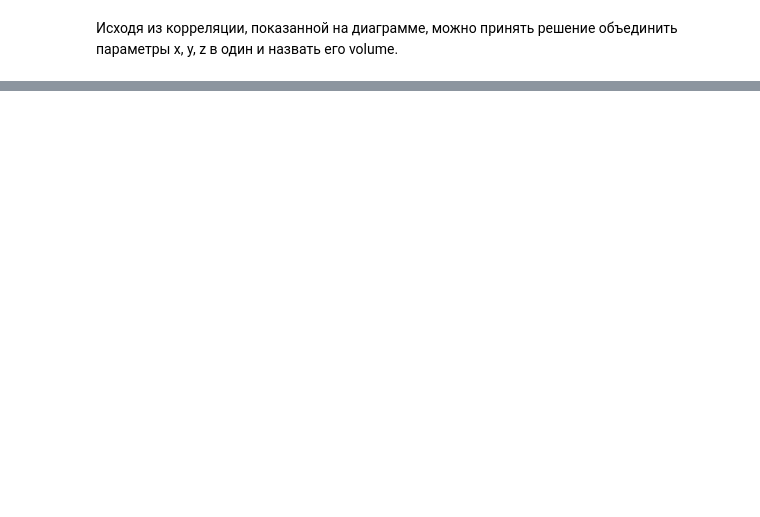
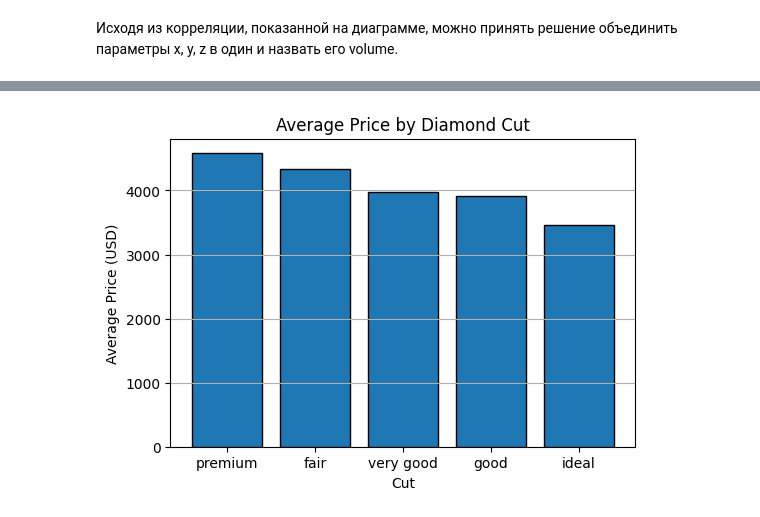
Before and after one commit to Lomikk/diamonds_data_analysis_practice-2025-Yashkov, a Jupyter notebook: diamonds_preprocessing_practice.ipynb, the cells around one changed output, grey strips where cells are left out. Drawn from its saved outputs; the diff is of its cells as text; code cells hidden in the pictures; blank space fills up the shorter version.

```diff
--- a/diamonds_preprocessing_practice.ipynb
+++ b/diamonds_preprocessing_practice.ipynb
@@ -923,0 +974,14 @@ plt.show()
+# %%
+#из Средняя цена по типу огранки
+avg_price_by_cut = df.groupby('cut', observed=True)['price'].mean().sort_values(ascending=False)
+
+plt.figure(figsize=(6,4))
+plt.bar(avg_price_by_cut.index, avg_price_by_cut.values, edgecolor='black')
+plt.title('Average Price by Diamond Cut')
+plt.xlabel('Cut')
+plt.ylabel('Average Price (USD)')
+plt.grid(axis='y')
+
+plt.show()
+# %% [output]
+[figure, added]
```
Also changed, not shown: parts of 43 cells of this notebook.
